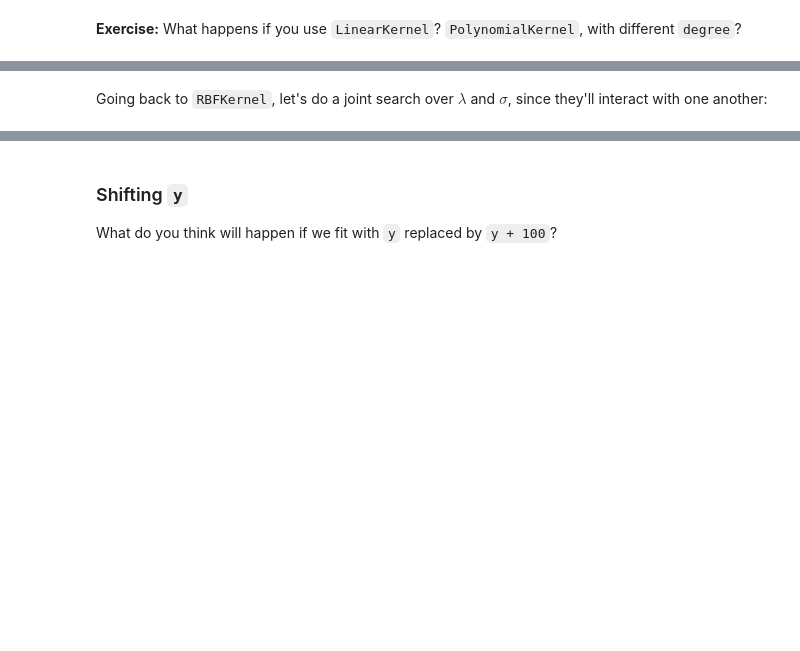
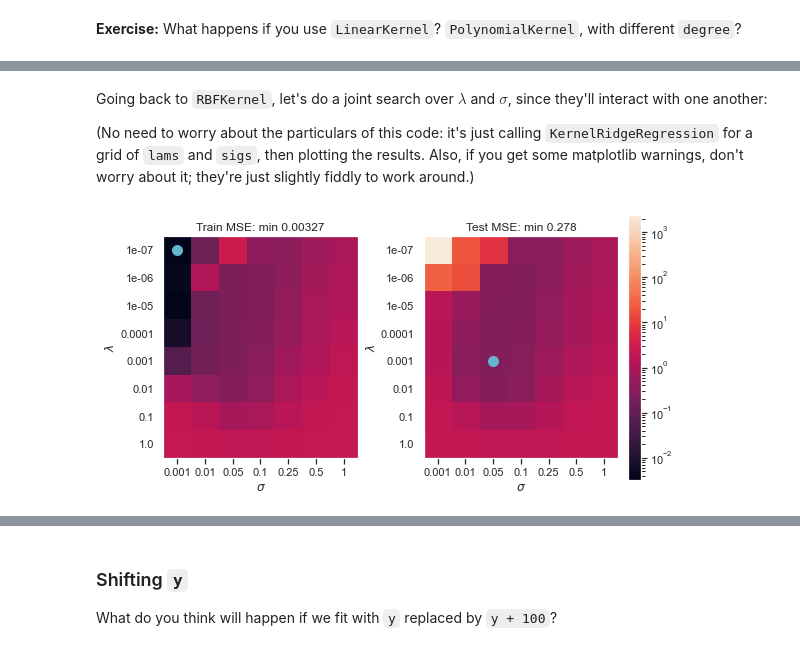
Before and after one commit to djsutherland/etics-kernels-22, a Jupyter notebook: solutions-src-ridge.ipynb, the cells around one changed output, grey strips where cells are left out. Drawn from its saved outputs; the diff is of its cells as text; code cells hidden in the pictures; blank space fills up the shorter version.

```diff
--- a/solutions-src-ridge.ipynb
+++ b/solutions-src-ridge.ipynb
@@ -240,10 +336,10 @@ class KernelRidgeRegression:
         to_inv = K_XX + reg                                                   # SOLUTION
         if self.solver == 'lu':                                               # SOLUTION
             # the LU-based solution                                           # SOLUTION
-            self.alpha_ = torch.solve(y, to_inv)[0]                           # SOLUTION
+            self.alpha_ = torch.linalg.solve(to_inv, y)                       # SOLUTION
         elif self.solver == 'cholesky':                                       # SOLUTION
             # the cholesky solution (default)                                 # SOLUTION
-            L = torch.cholesky(to_inv, upper=False)                           # SOLUTION
+            L = torch.linalg.cholesky(to_inv)                                 # SOLUTION
             inner = torch.triangular_solve(y, L, upper=False).solution        # SOLUTION
             self.alpha_ = torch.triangular_solve(                             # SOLUTION
                 inner, L, upper=False, transpose=True).solution               # SOLUTION
@@ -391,5 +499,7 @@ evaluate(KernelRidgeRegression(reg_wt=.001),
 # %% [markdown]
 Going back to `RBFKernel`, let's do a joint search over $\lambda$ and $\sigma$, since they'll interact with one another:
+
+(No need to worry about the particulars of this code: it's just calling `KernelRidgeRegression` for a grid of `lams` and `sigs`, then plotting the results. Also, if you get some matplotlib warnings, don't worry about it; they're just slightly fiddly to work around.)
 # %%
 lams = [1e-7, 1e-6, 1e-5, 1e-4, 1e-3, 1e-2, 1e-1, 1e0]
 sigs = [.001, .01, .05, .1, .25, .5, 1]
@@ -408,33 +518,37 @@ for lam_i, lam in enumerate(lams):
 fig, axes = plt.subplots(ncols=2, figsize=(8, 4), constrained_layout=True)
 
 norm = mpl.colors.LogNorm(vmin=np.nanmin(mses), vmax=np.nanmax(mses))
 
 ax1, ax2 = axes
+ax1.grid(False)
 ax1.matshow(mses[:, :, 0], norm=norm)
 best1, best2 = np.unravel_index(np.argmin(mses[:, :, 0]), mses.shape[:2])
 ax1.scatter([best2], [best1], marker='o', color='c', s=100)
 ax1.set_title(f"Train MSE: min {mses[best1, best2, 0]:.3}")
 
+ax2.grid(False)
 im = ax2.matshow(mses[:, :, 1], norm=norm)
 best1, best2 = np.unravel_index(np.argmin(mses[:, :, 1]), mses.shape[:2])
 ax2.scatter([best2], [best1], marker='o', color='c', s=100)
 ax2.set_title(f"Test MSE: min {mses[best1, best2, 1]:.3}")
 fig.colorbar(im)
 
 for ax in axes:
     ax.grid(False)
 
     ax.xaxis.set_major_locator(mpl.ticker.MultipleLocator(1))
     ax.xaxis.set_ticks_position('bottom')
     ax.xaxis.set_ticklabels([''] + [f'{sig}' for sig in sigs])
     ax.set_xlabel(r'$\sigma$')
 
     ax.yaxis.set_major_locator(mpl.ticker.MultipleLocator(1))
     ax.yaxis.set_ticklabels([''] + [f'{lam}' for lam in lams])
     ax.set_ylabel(r'$\lambda$')
 
 fig.savefig('figs/toy-krr-sig-lambda.png');  # SOLUTION
 # If you get a RuntimeWarning due to nans, don't worry about it...
+# %% [output]
+[figure, added]
 # %% [markdown]
 For reference, my result looks like
 ![](figs/toy-krr-sig-lambda.png)
```
Also changed, not shown: parts of 32 cells of this notebook, 1 other file.
